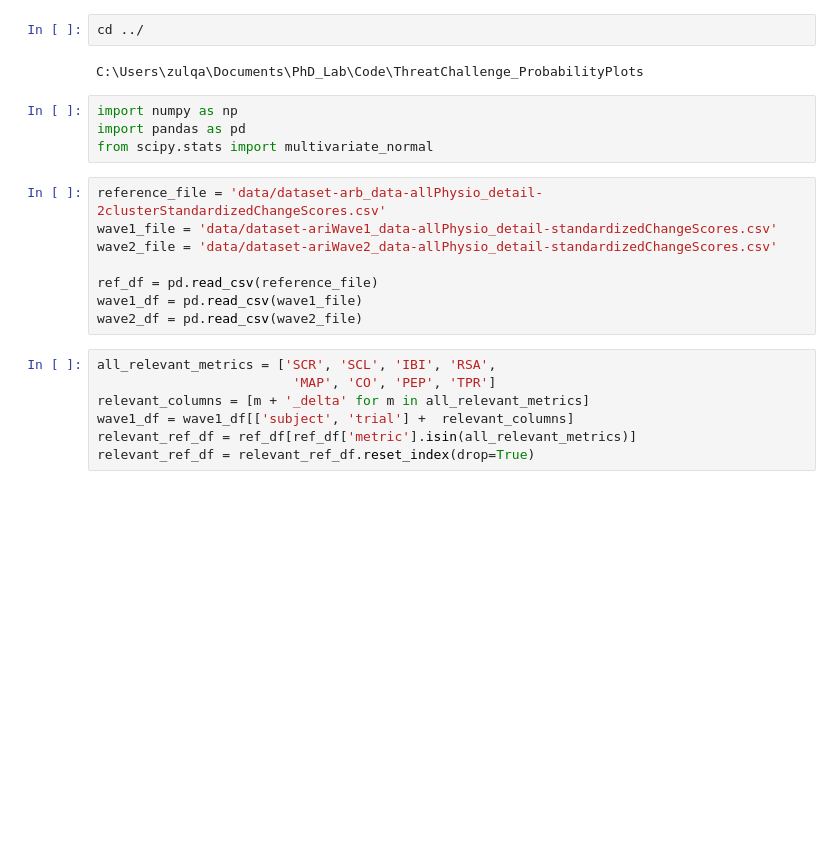
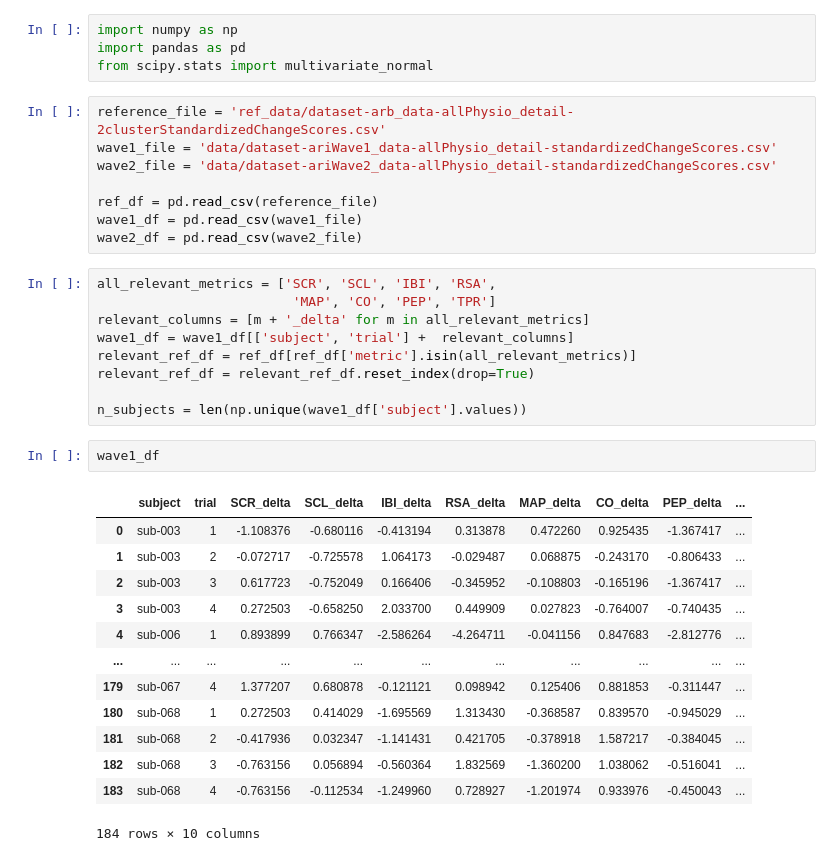
Before and after one commit to lilyjmarino/t-c_continuum, a Jupyter notebook: TC_ProbabilityPlots.ipynb, the cells around one changed output. Saved outputs shown, nothing was run; the diff lists cells and outputs as text; blank space fills up the shorter version.

```diff
--- a/TC_ProbabilityPlots.ipynb
+++ b/TC_ProbabilityPlots.ipynb
@@ -1,13 +1,9 @@
-# %%
-cd ../
-# %% [output]
-C:\Users\zulqa\Documents\PhD_Lab\Code\ThreatChallenge_ProbabilityPlots
 # %%
 import numpy as np
 import pandas as pd
 from scipy.stats import multivariate_normal
 # %%
-reference_file = 'data/dataset-arb_data-allPhysio_detail-2clusterStandardizedChangeScores.csv'
+reference_file = 'ref_data/dataset-arb_data-allPhysio_detail-2clusterStandardizedChangeScores.csv'
 wave1_file = 'data/dataset-ariWave1_data-allPhysio_detail-standardizedChangeScores.csv'
 wave2_file = 'data/dataset-ariWave2_data-allPhysio_detail-standardizedChangeScores.csv'
 
@@ -21,3 +17,21 @@ relevant_columns = [m + '_delta' for m in all_relevant_metrics]
 wave1_df = wave1_df[['subject', 'trial'] +  relevant_columns]
 relevant_ref_df = ref_df[ref_df['metric'].isin(all_relevant_metrics)]
 relevant_ref_df = relevant_ref_df.reset_index(drop=True)
+
+n_subjects = len(np.unique(wave1_df['subject'].values))
+# %%
+wave1_df
+# %% [output]
+|  | subject | trial | SCR_delta | SCL_delta | IBI_delta | RSA_delta | MAP_delta | CO_delta | PEP_delta | ... |
+| 0 | sub-003 | 1 | -1.108376 | -0.680116 | -0.413194 | 0.313878 | 0.472260 | 0.925435 | -1.367417 | ... |
+| 1 | sub-003 | 2 | -0.072717 | -0.725578 | 1.064173 | -0.029487 | 0.068875 | -0.243170 | -0.806433 | ... |
+| 2 | sub-003 | 3 | 0.617723 | -0.752049 | 0.166406 | -0.345952 | -0.108803 | -0.165196 | -1.367417 | ... |
+| 3 | sub-003 | 4 | 0.272503 | -0.658250 | 2.033700 | 0.449909 | 0.027823 | -0.764007 | -0.740435 | ... |
+| 4 | sub-006 | 1 | 0.893899 | 0.766347 | -2.586264 | -4.264711 | -0.041156 | 0.847683 | -2.812776 | ... |
+| ... | ... | ... | ... | ... | ... | ... | ... | ... | ... | ... |
+| 179 | sub-067 | 4 | 1.377207 | 0.680878 | -0.121121 | 0.098942 | 0.125406 | 0.881853 | -0.311447 | ... |
+| 180 | sub-068 | 1 | 0.272503 | 0.414029 | -1.695569 | 1.313430 | -0.368587 | 0.839570 | -0.945029 | ... |
+| 181 | sub-068 | 2 | -0.417936 | 0.032347 | -1.141431 | 0.421705 | -0.378918 | 1.587217 | -0.384045 | ... |
+| 182 | sub-068 | 3 | -0.763156 | 0.056894 | -0.560364 | 1.832569 | -1.360200 | 1.038062 | -0.516041 | ... |
+| 183 | sub-068 | 4 | -0.763156 | -0.112534 | -1.249960 | 0.728927 | -1.201974 | 0.933976 | -0.450043 | ... |
+184 rows × 10 columns
```
Also changed, not shown: parts of 4 cells of this notebook.
